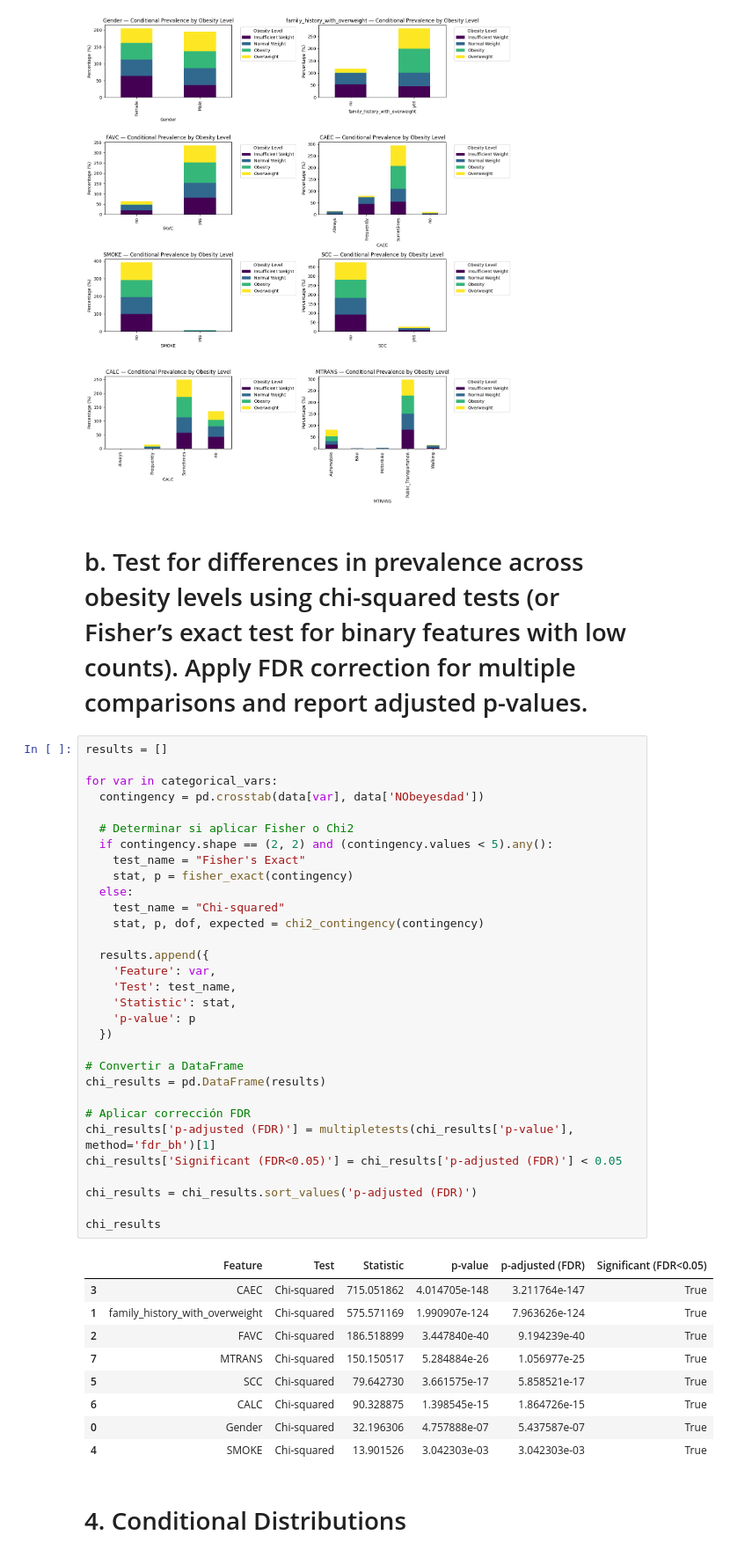
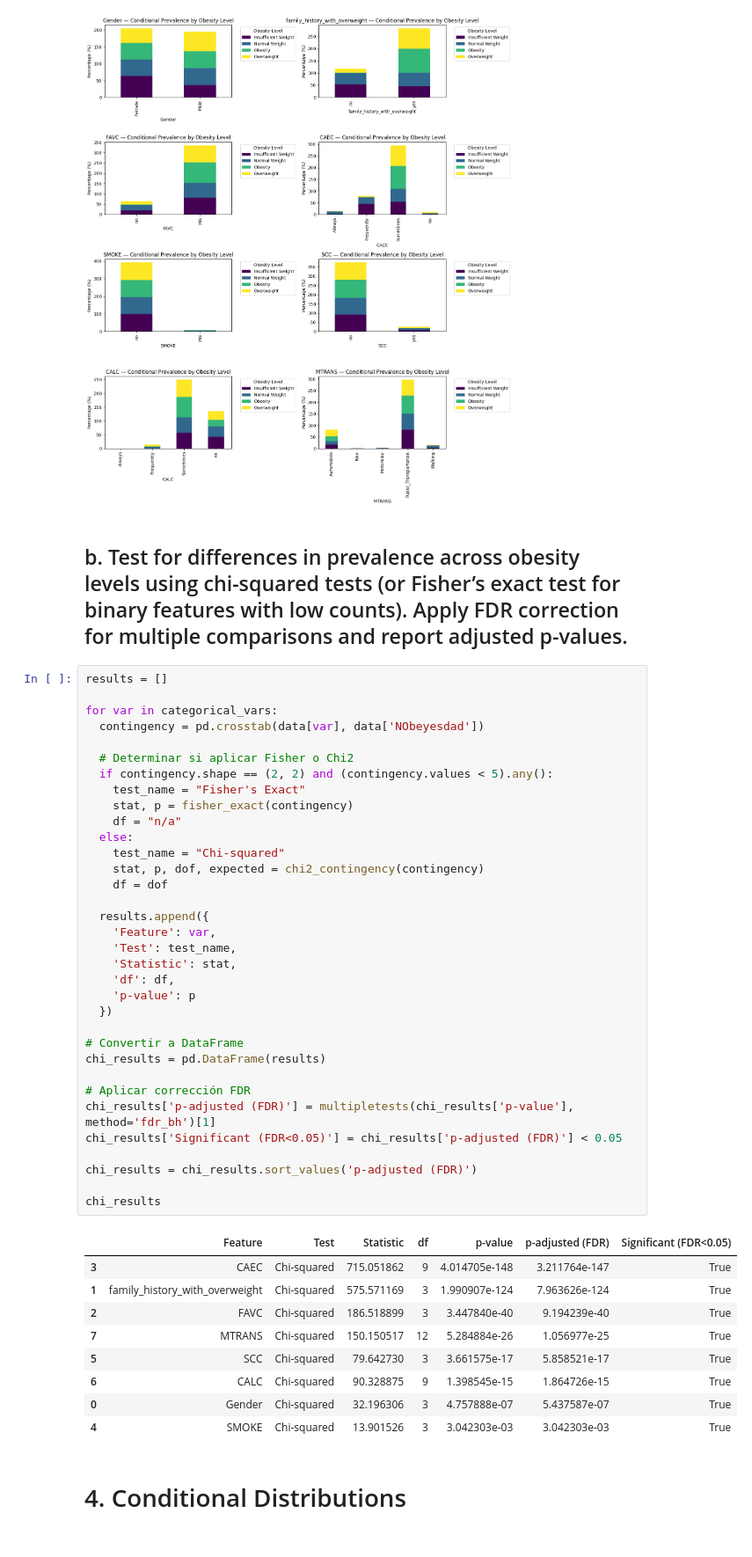
Before and after one commit to OlimpiaGarcia/Statistics_dcc, a Jupyter notebook: Statistics.ipynb, the cells around one changed output. Shown at 88% size. Saved outputs shown, nothing was run; the diff lists cells and outputs as text.

```diff
--- a/Statistics.ipynb
+++ b/Statistics.ipynb
@@ -440,48 +476,51 @@ plt.savefig("Conditional Prevalence.png", dpi=300, bbox_inches='tight')
 # %% [output]
 [figure]
 # %% [markdown]
-# b. Test for differences in prevalence across obesity levels using chi-squared tests (or Fisher’s exact test for binary features with low counts). Apply FDR correction for multiple comparisons and report adjusted p-values.
+## b. Test for differences in prevalence across obesity levels using chi-squared tests (or Fisher’s exact test for binary features with low counts). Apply FDR correction for multiple comparisons and report adjusted p-values.
 # %%
 results = []
 
 for var in categorical_vars:
   contingency = pd.crosstab(data[var], data['NObeyesdad'])
 
   # Determinar si aplicar Fisher o Chi2
   if contingency.shape == (2, 2) and (contingency.values < 5).any():
     test_name = "Fisher's Exact"
     stat, p = fisher_exact(contingency)
+    df = "n/a"
   else:
     test_name = "Chi-squared"
     stat, p, dof, expected = chi2_contingency(contingency)
+    df = dof
 
   results.append({
     'Feature': var,
     'Test': test_name,
     'Statistic': stat,
+    'df': df,
     'p-value': p
   })
 
 # Convertir a DataFrame
 chi_results = pd.DataFrame(results)
 
 # Aplicar corrección FDR
 chi_results['p-adjusted (FDR)'] = multipletests(chi_results['p-value'], method='fdr_bh')[1]
 chi_results['Significant (FDR<0.05)'] = chi_results['p-adjusted (FDR)'] < 0.05
 
 chi_results = chi_results.sort_values('p-adjusted (FDR)')
 
 chi_results
 # %% [output]
-|  | Feature | Test | Statistic | p-value | p-adjusted (FDR) | Significant (FDR<0.05) |
-| 3 | CAEC | Chi-squared | 715.051862 | 4.014705e-148 | 3.211764e-147 | True |
-| 1 | family_history_with_overweight | Chi-squared | 575.571169 | 1.990907e-124 | 7.963626e-124 | True |
-| 2 | FAVC | Chi-squared | 186.518899 | 3.447840e-40 | 9.194239e-40 | True |
-| 7 | MTRANS | Chi-squared | 150.150517 | 5.284884e-26 | 1.056977e-25 | True |
-| 5 | SCC | Chi-squared | 79.642730 | 3.661575e-17 | 5.858521e-17 | True |
-| 6 | CALC | Chi-squared | 90.328875 | 1.398545e-15 | 1.864726e-15 | True |
-| 0 | Gender | Chi-squared | 32.196306 | 4.757888e-07 | 5.437587e-07 | True |
-| 4 | SMOKE | Chi-squared | 13.901526 | 3.042303e-03 | 3.042303e-03 | True |
+|  | Feature | Test | Statistic | df | p-value | p-adjusted (FDR) | Significant (FDR<0.05) |
+| 3 | CAEC | Chi-squared | 715.051862 | 9 | 4.014705e-148 | 3.211764e-147 | True |
+| 1 | family_history_with_overweight | Chi-squared | 575.571169 | 3 | 1.990907e-124 | 7.963626e-124 | True |
+| 2 | FAVC | Chi-squared | 186.518899 | 3 | 3.447840e-40 | 9.194239e-40 | True |
+| 7 | MTRANS | Chi-squared | 150.150517 | 12 | 5.284884e-26 | 1.056977e-25 | True |
+| 5 | SCC | Chi-squared | 79.642730 | 3 | 3.661575e-17 | 5.858521e-17 | True |
+| 6 | CALC | Chi-squared | 90.328875 | 9 | 1.398545e-15 | 1.864726e-15 | True |
+| 0 | Gender | Chi-squared | 32.196306 | 3 | 4.757888e-07 | 5.437587e-07 | True |
+| 4 | SMOKE | Chi-squared | 13.901526 | 3 | 3.042303e-03 | 3.042303e-03 | True |
 # %% [markdown]
 # 4. Conditional Distributions
 # %% [markdown]
```
Also changed, not shown: parts of 17 cells of this notebook.
